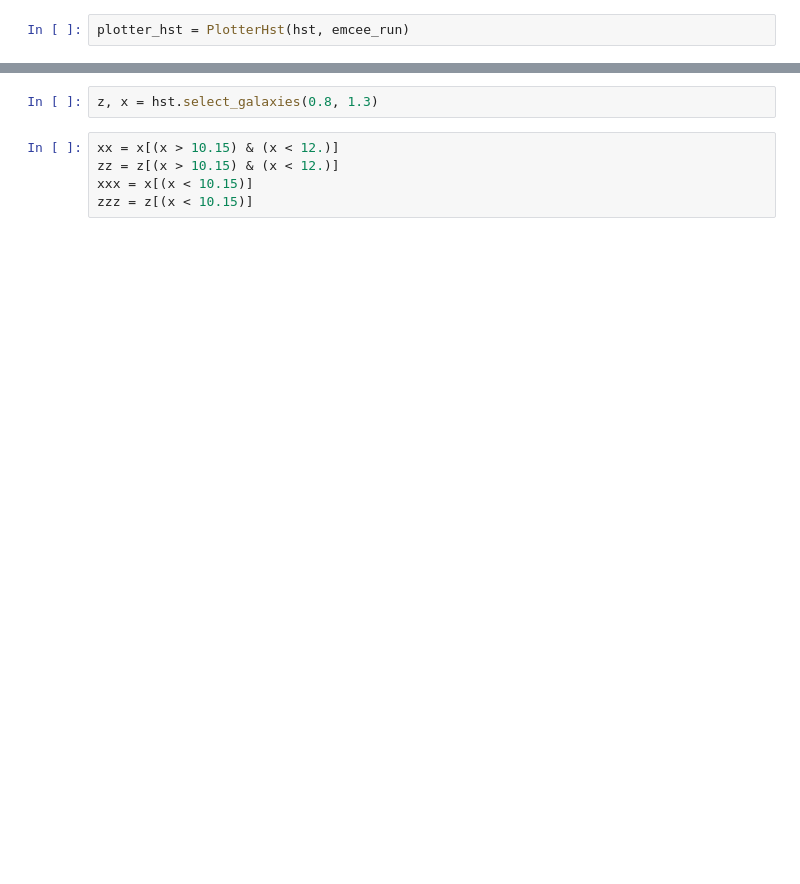
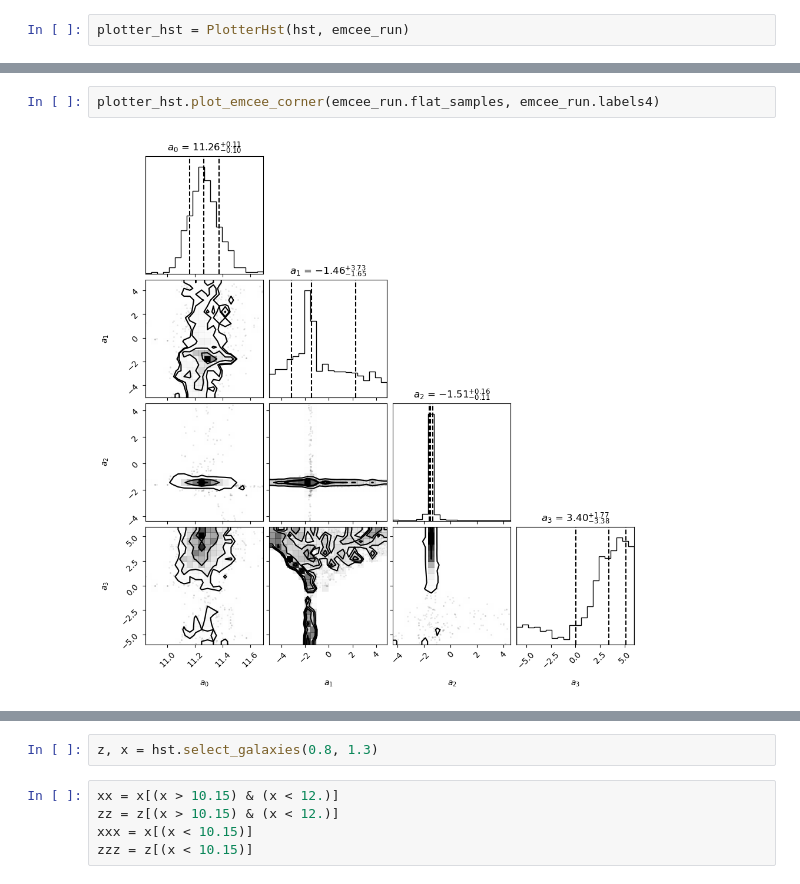
Before and after one commit to fedehope/zSMF, a Jupyter notebook: nb/hst_cat.ipynb, the cells around one changed output, grey strips where cells are left out. Saved outputs shown, nothing was run; the diff lists cells and outputs as text; blank space fills up the shorter version.

```diff
--- a/nb/hst_cat.ipynb
+++ b/nb/hst_cat.ipynb
@@ -51,0 +54,4 @@ plotter_hst = PlotterHst(hst, emcee_run)
+# %%
+plotter_hst.plot_emcee_corner(emcee_run.flat_samples, emcee_run.labels4)
+# %% [output]
+[figure, added]
```
Also changed, not shown: parts of 26 cells of this notebook, 1 other file.
